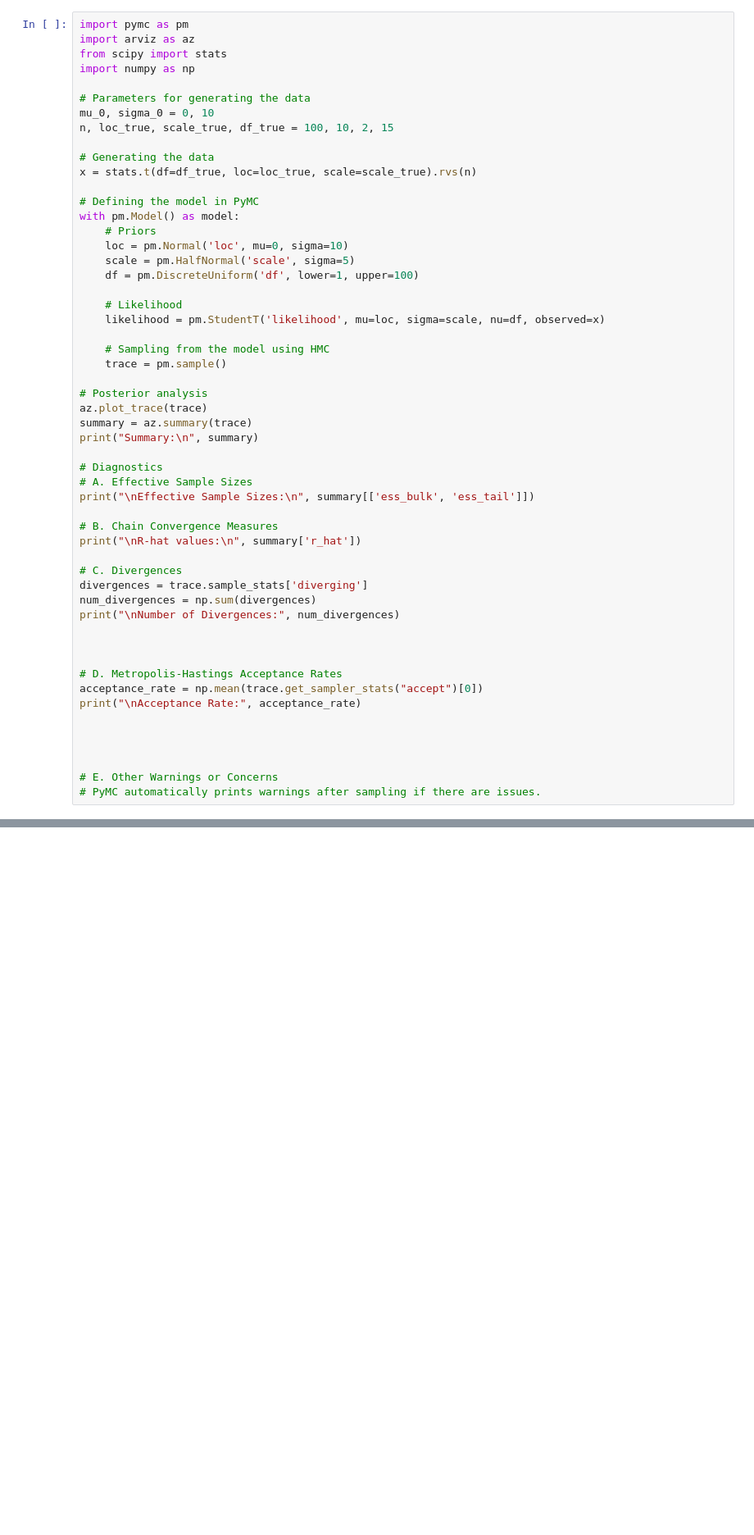
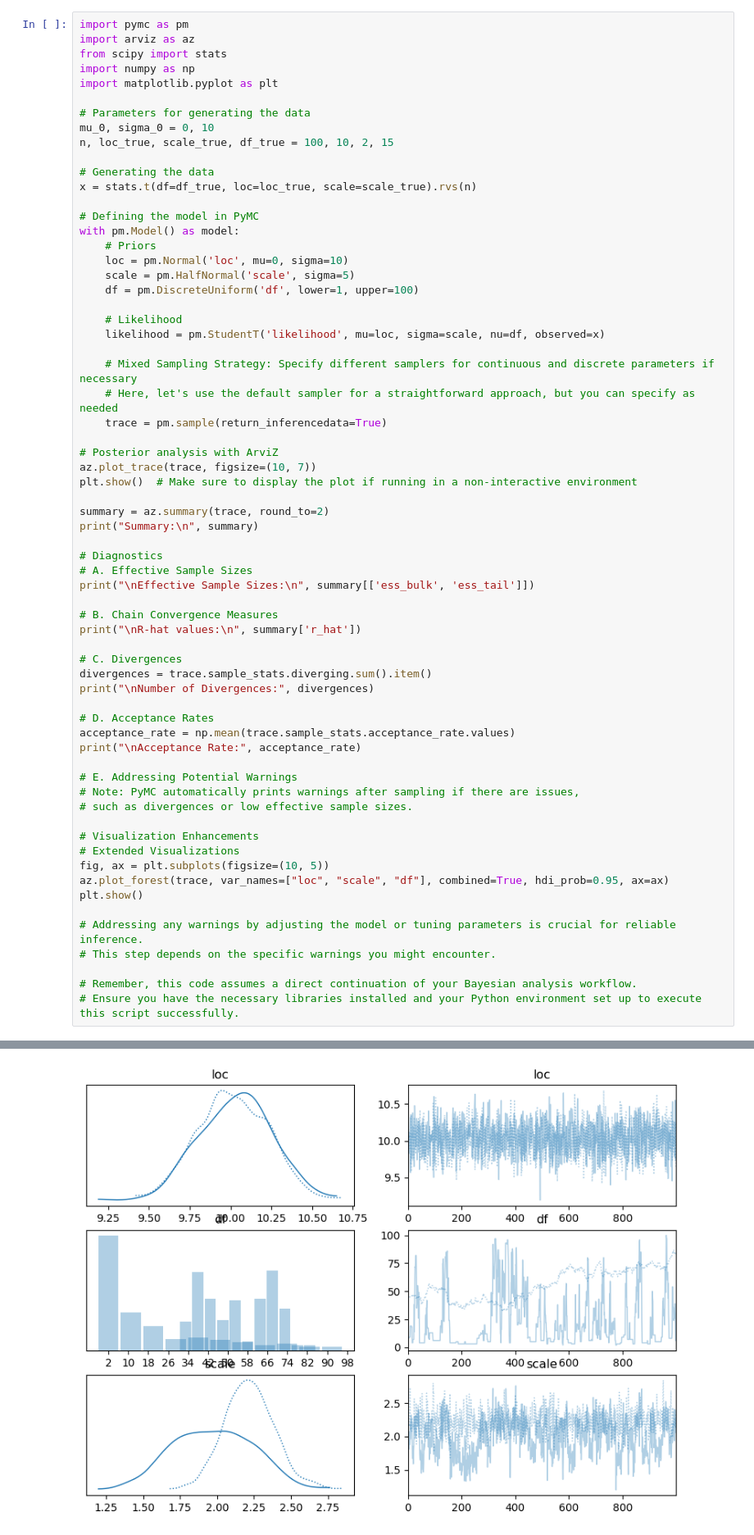
Before and after one commit to VinayakMaharaj/STA365-HW, a Jupyter notebook: STA365_HW_4.ipynb, the cells around one changed output, grey strips where cells are left out. Shown: that part at 82% size. Saved outputs shown, nothing was run; the diff lists cells and outputs as text; blank space fills up the shorter version.

```diff
--- a/STA365_HW_4.ipynb
+++ b/STA365_HW_4.ipynb
@@ -3,6 +3,7 @@ import pymc as pm
 import arviz as az
 from scipy import stats
 import numpy as np
+import matplotlib.pyplot as plt
 
 # Parameters for generating the data
 mu_0, sigma_0 = 0, 10
@@ -14,45 +15,56 @@ x = stats.t(df=df_true, loc=loc_true, scale=scale_true).rvs(n)
 # Defining the model in PyMC
 with pm.Model() as model:
     # Priors
     loc = pm.Normal('loc', mu=0, sigma=10)
     scale = pm.HalfNormal('scale', sigma=5)
     df = pm.DiscreteUniform('df', lower=1, upper=100)
 
     # Likelihood
     likelihood = pm.StudentT('likelihood', mu=loc, sigma=scale, nu=df, observed=x)
 
-    # Sampling from the model using HMC
-    trace = pm.sample()
+    # Mixed Sampling Strategy: Specify different samplers for continuous and discrete parameters if necessary
+    # Here, let's use the default sampler for a straightforward approach, but you can specify as needed
+    trace = pm.sample(return_inferencedata=True)
 
-# Posterior analysis
-az.plot_trace(trace)
-summary = az.summary(trace)
+# Posterior analysis with ArviZ
+az.plot_trace(trace, figsize=(10, 7))
+plt.show()  # Make sure to display the plot if running in a non-interactive environment
+
+summary = az.summary(trace, round_to=2)
 print("Summary:\n", summary)
 
 # Diagnostics
 # A. Effective Sample Sizes
 print("\nEffective Sample Sizes:\n", summary[['ess_bulk', 'ess_tail']])
 
 # B. Chain Convergence Measures
 print("\nR-hat values:\n", summary['r_hat'])
 
 # C. Divergences
-divergences = trace.sample_stats['diverging']
-num_divergences = np.sum(divergences)
-print("\nNumber of Divergences:", num_divergences)
+divergences = trace.sample_stats.diverging.sum().item()
+print("\nNumber of Divergences:", divergences)
 
-
-
-# D. Metropolis-Hastings Acceptance Rates
-acceptance_rate = np.mean(trace.get_sampler_stats("accept")[0])
+# D. Acceptance Rates
+acceptance_rate = np.mean(trace.sample_stats.acceptance_rate.values)
 print("\nAcceptance Rate:", acceptance_rate)
 
+# E. Addressing Potential Warnings
+# Note: PyMC automatically prints warnings after sampling if there are issues,
+# such as divergences or low effective sample sizes.
 
+# Visualization Enhancements
+# Extended Visualizations
+fig, ax = plt.subplots(figsize=(10, 5))
+az.plot_forest(trace, var_names=["loc", "scale", "df"], combined=True, hdi_prob=0.95, ax=ax)
+plt.show()
 
+# Addressing any warnings by adjusting the model or tuning parameters is crucial for reliable inference.
+# This step depends on the specific warnings you might encounter.
 
-# E. Other Warnings or Concerns
-# PyMC automatically prints warnings after sampling if there are issues.
+# Remember, this code assumes a direct continuation of your Bayesian analysis workflow.
+# Ensure you have the necessary libraries installed and your Python environment set up to execute this script successfully.
 # %% [output]
 100.00% [2000/2000 00:02<00:00 Sampling chain 0, 0 divergences]
 100.00% [2000/2000 00:02<00:00 Sampling chain 1, 0 divergences]
+[figure, new version]
 Summary:
```
Also changed, not shown: parts of 6 cells of this notebook.
